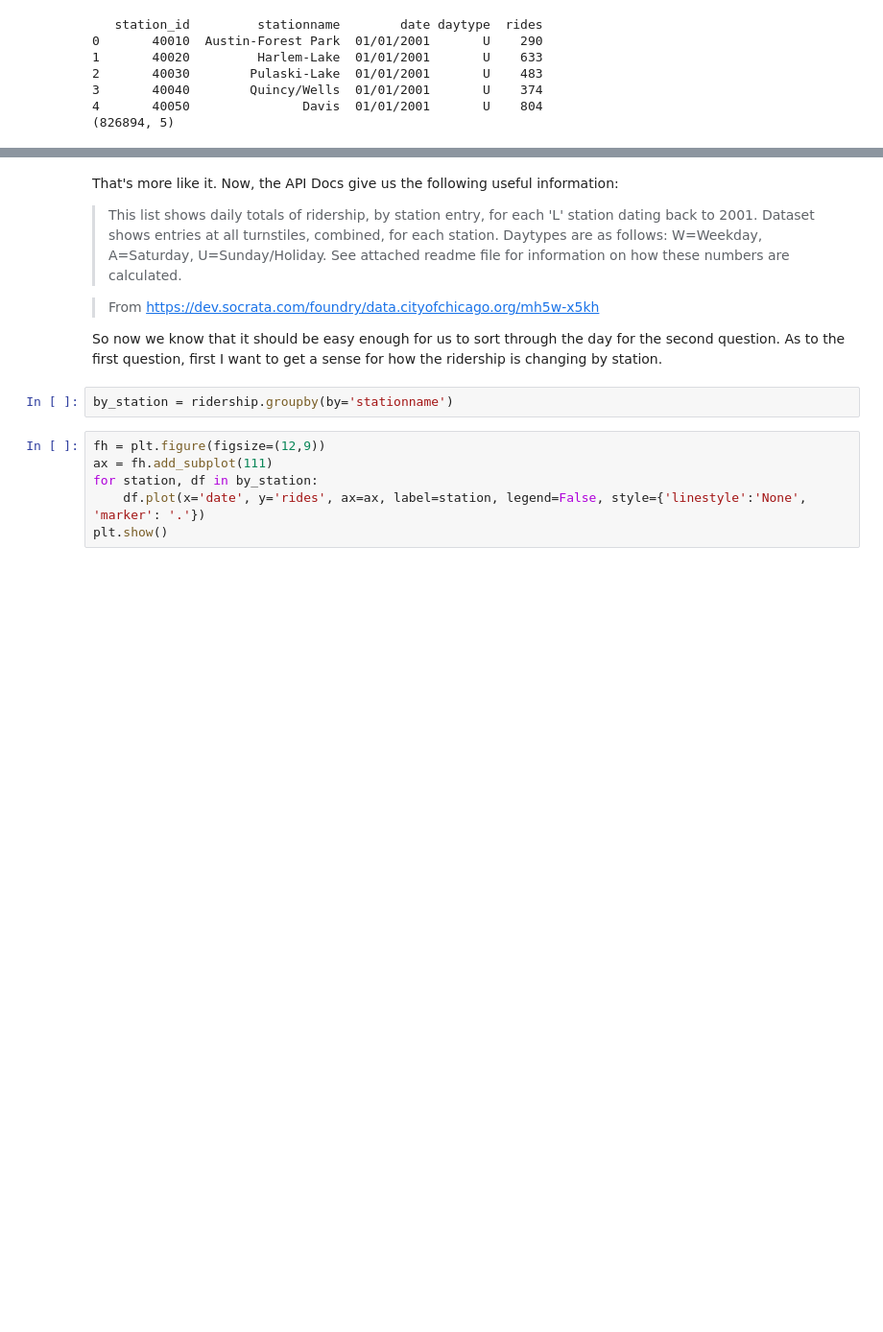
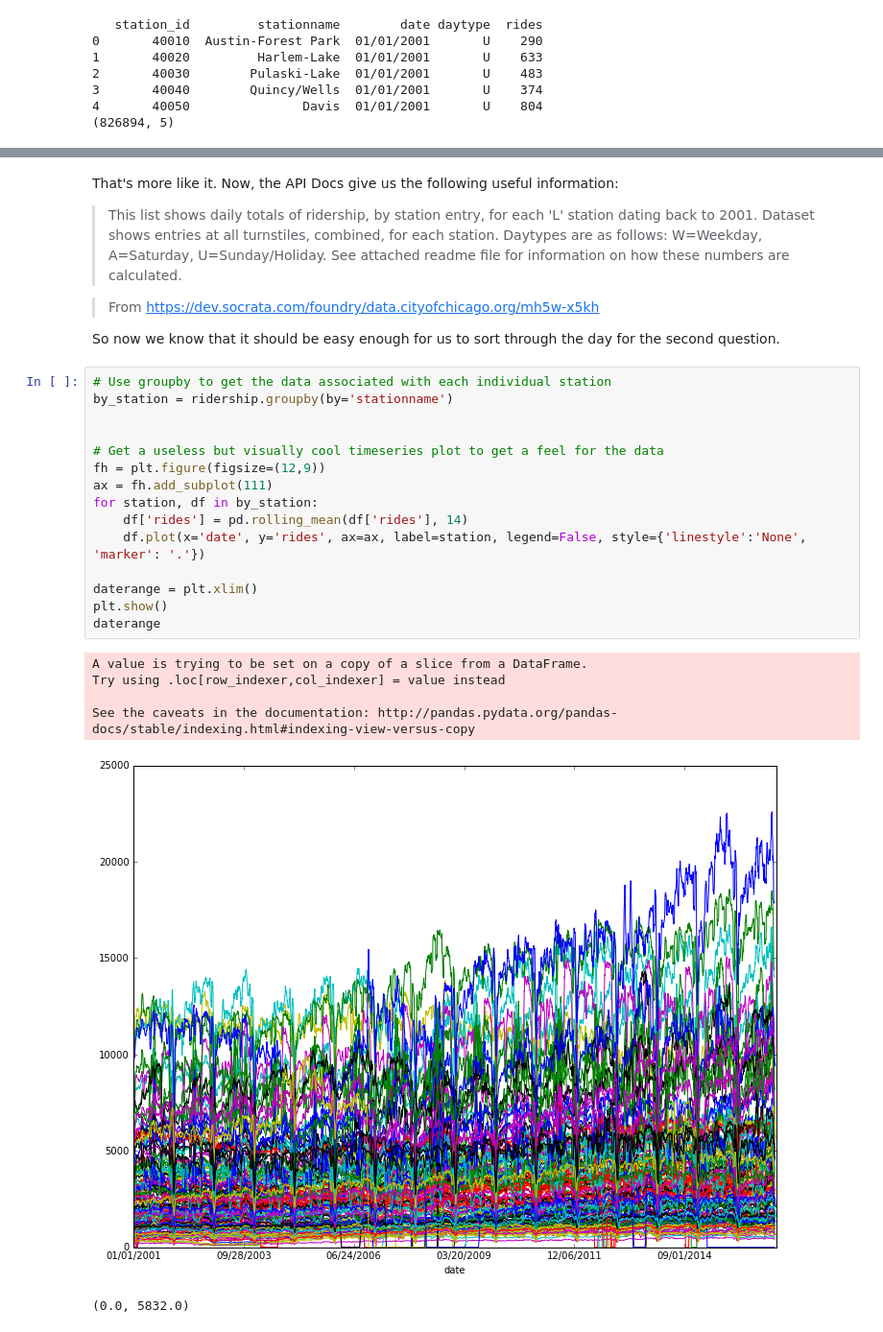
Before and after one commit to chrisjkuch/dscopeapp, a Jupyter notebook: ChicagoL-Ridership.ipynb, the cells around one changed output, grey strips where cells are left out. Shown: that part at 96% size. Cells and saved outputs as stored; diff of their text form; blank space fills up the shorter version.

Commit message:
plotted rolling mean

```diff
--- a/ChicagoL-Ridership.ipynb
+++ b/ChicagoL-Ridership.ipynb
@@ -46,12 +70,26 @@ That's more like it. Now, the API Docs give us the following useful information:
 
 >From https://dev.socrata.com/foundry/data.cityofchicago.org/mh5w-x5kh
 
-So now we know that it should be easy enough for us to sort through the day for the second question. As to the first question, first I want to get a sense for how the ridership is changing by station.
+So now we know that it should be easy enough for us to sort through the day for the second question.
-# %%
-by_station = ridership.groupby(by='stationname')
 # %%
+# Use groupby to get the data associated with each individual station
+by_station = ridership.groupby(by='stationname')
+
+
+# Get a useless but visually cool timeseries plot to get a feel for the data
 fh = plt.figure(figsize=(12,9))
 ax = fh.add_subplot(111)
 for station, df in by_station:
+    df['rides'] = pd.rolling_mean(df['rides'], 14)
     df.plot(x='date', y='rides', ax=ax, label=station, legend=False, style={'linestyle':'None', 'marker': '.'})
+
+daterange = plt.xlim()
 plt.show()
+daterange
+# %% [output]
+A value is trying to be set on a copy of a slice from a DataFrame.
+Try using .loc[row_indexer,col_indexer] = value instead
+
+See the caveats in the documentation: http://pandas.pydata.org/pandas-docs/stable/indexing.html#indexing-view-versus-copy
+[figure, added]
+(0.0, 5832.0)
```
Also changed, not shown: parts of 5 cells of this notebook.
